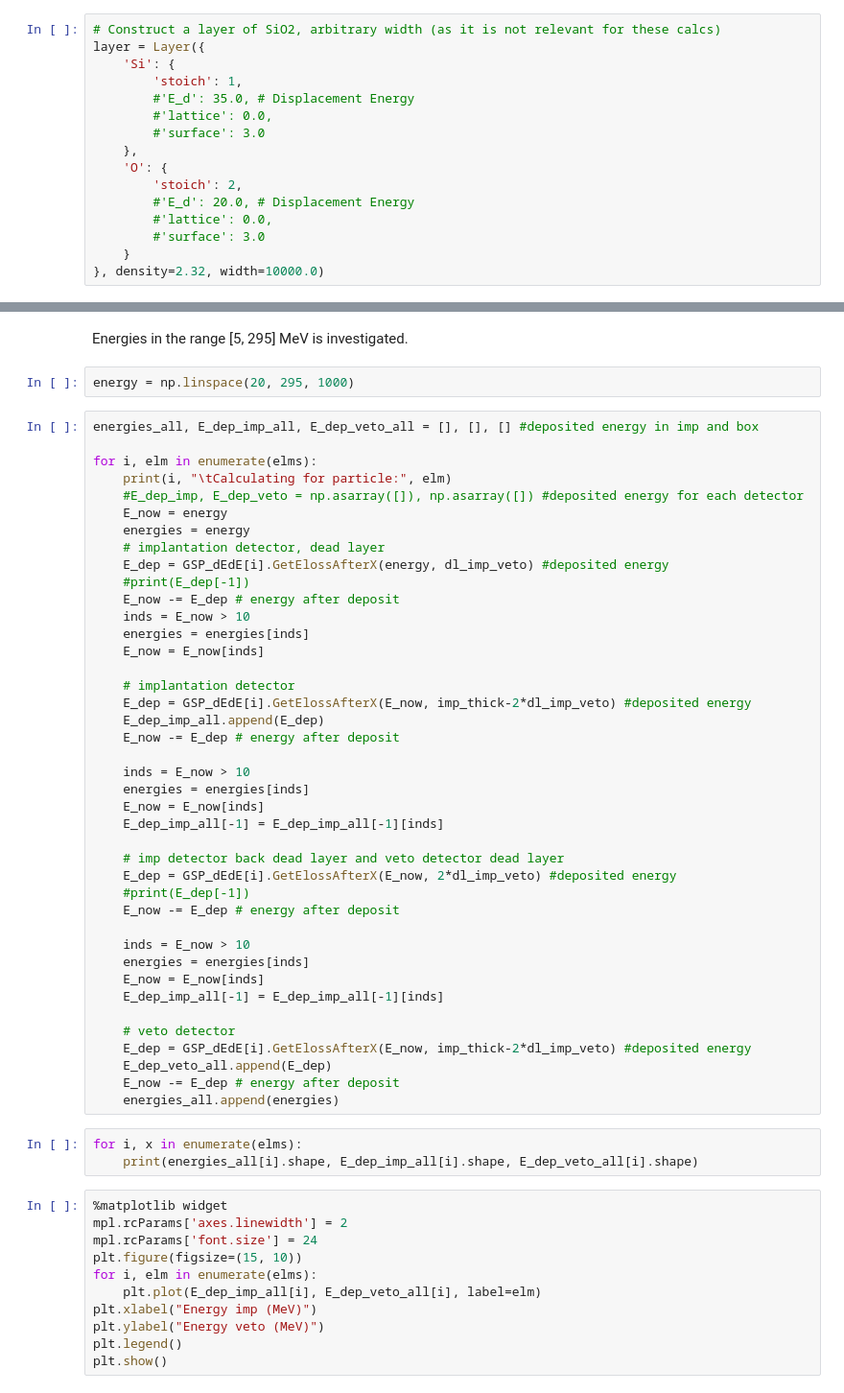
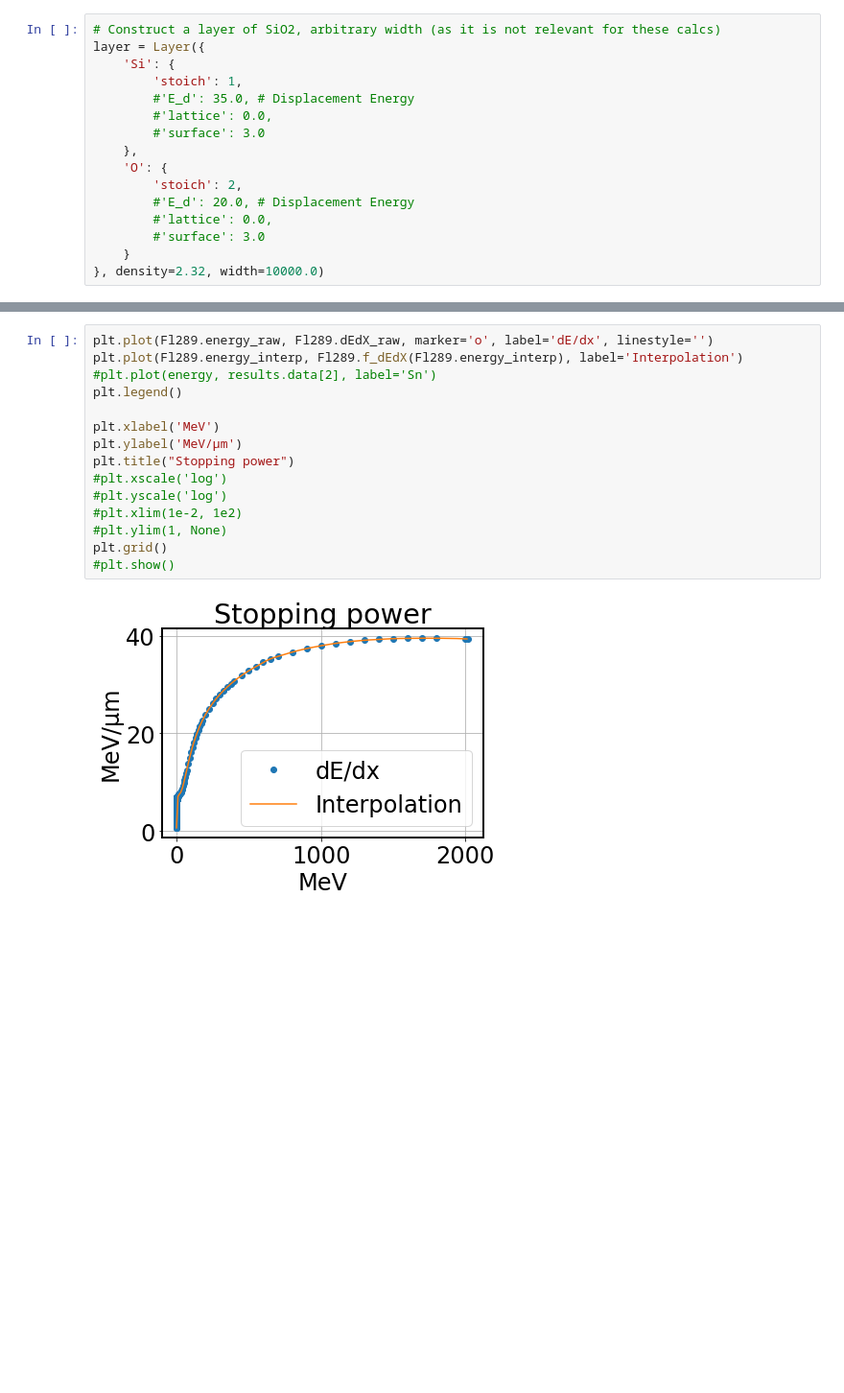
Before and after one commit to teokem/project-work-2020-yuliiahrabar, a Jupyter notebook: ImplantationDepth_SRIMvsGeant4.ipynb, the cells around one changed output, grey strips where cells are left out. Shown: that part at 96% size. Saved outputs shown, nothing was run; the diff lists cells and outputs as text; blank space fills up the shorter version.

Commit message:
SRIM stopping power calculations for Fl-289

```diff
--- a/ImplantationDepth_SRIMvsGeant4.ipynb
+++ b/ImplantationDepth_SRIMvsGeant4.ipynb
@@ -196,59 +77,17 @@ dl_imp_veto = 5 #µm, dead layer at back and front
-# %% [markdown]
-Energies in the range [5, 295] MeV is investigated.
-# %%
-energy = np.linspace(20, 295, 1000)
-# %%
-energies_all, E_dep_imp_all, E_dep_veto_all = [], [], [] #deposited energy in imp and box
-
-for i, elm in enumerate(elms):
-    print(i, "\tCalculating for particle:", elm)
-    #E_dep_imp, E_dep_veto = np.asarray([]), np.asarray([]) #deposited energy for each detector
-    E_now = energy
-    energies = energy
-    # implantation detector, dead layer
-    E_dep = GSP_dEdE[i].GetElossAfterX(energy, dl_imp_veto) #deposited energy
-    #print(E_dep[-1])
-    E_now -= E_dep # energy after deposit
-    inds = E_now > 10
-    energies = energies[inds]
-    E_now = E_now[inds]
-
-    # implantation detector
-    E_dep = GSP_dEdE[i].GetElossAfterX(E_now, imp_thick-2*dl_imp_veto) #deposited energy
-    E_dep_imp_all.append(E_dep)
-    E_now -= E_dep # energy after deposit
-
-    inds = E_now > 10
-    energies = energies[inds]
-    E_now = E_now[inds]
-    E_dep_imp_all[-1] = E_dep_imp_all[-1][inds]
-
-    # imp detector back dead layer and veto detector dead layer
-    E_dep = GSP_dEdE[i].GetElossAfterX(E_now, 2*dl_imp_veto) #deposited energy
-    #print(E_dep[-1])
-    E_now -= E_dep # energy after deposit
-
-    inds = E_now > 10
-    energies = energies[inds]
-    E_now = E_now[inds]
-    E_dep_imp_all[-1] = E_dep_imp_all[-1][inds]
-
-    # veto detector
-    E_dep = GSP_dEdE[i].GetElossAfterX(E_now, imp_thick-2*dl_imp_veto) #deposited energy
-    E_dep_veto_all.append(E_dep)
-    E_now -= E_dep # energy after deposit
-    energies_all.append(energies)
-# %%
-for i, x in enumerate(elms):
-    print(energies_all[i].shape, E_dep_imp_all[i].shape, E_dep_veto_all[i].shape)
-# %%
-%matplotlib widget
-mpl.rcParams['axes.linewidth'] = 2
-mpl.rcParams['font.size'] = 24
-plt.figure(figsize=(15, 10))
-for i, elm in enumerate(elms):
-    plt.plot(E_dep_imp_all[i], E_dep_veto_all[i], label=elm)
-plt.xlabel("Energy imp (MeV)")
-plt.ylabel("Energy veto (MeV)")
-plt.legend()
-plt.show()
+# %%
+plt.plot(Fl289.energy_raw, Fl289.dEdX_raw, marker='o', label='dE/dx', linestyle='')
+plt.plot(Fl289.energy_interp, Fl289.f_dEdX(Fl289.energy_interp), label='Interpolation')
+#plt.plot(energy, results.data[2], label='Sn')
+plt.legend()
+
+plt.xlabel('MeV')
+plt.ylabel('MeV/µm')
+plt.title("Stopping power")
+#plt.xscale('log')
+#plt.yscale('log')
+#plt.xlim(1e-2, 1e2)
+#plt.ylim(1, None)
+plt.grid()
+#plt.show()
+# %% [output]
+[figure, added]
```
Also changed, not shown: parts of 36 cells of this notebook, 1 other file.
